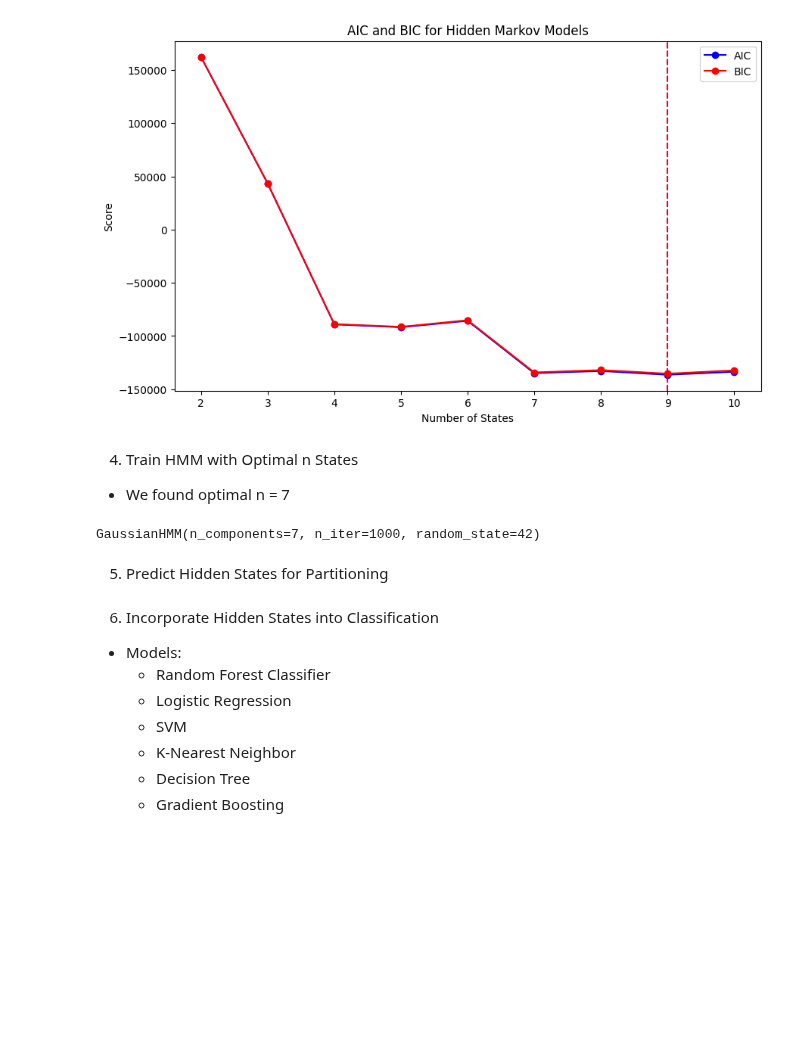
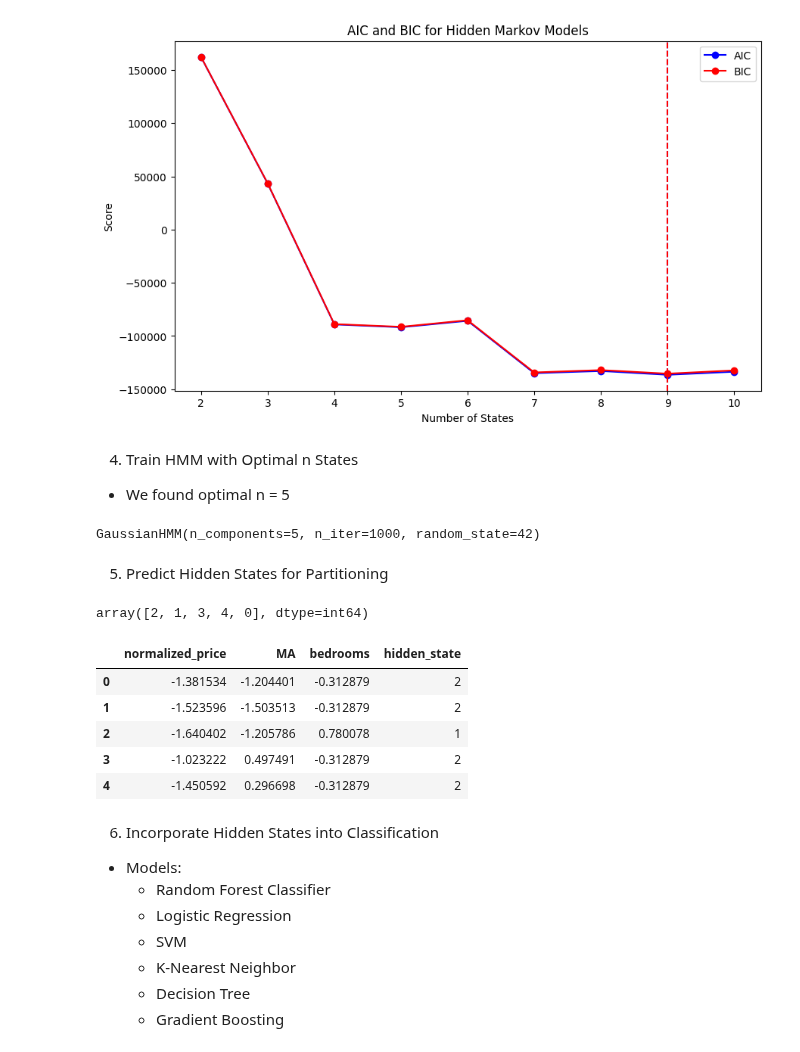
Before and after one commit to gracesosa/RealEstate_TrendClassification, a Jupyter notebook: Notebooks/DataPreprocessing_Modeling.ipynb, the cells around one changed output. Saved outputs shown, nothing was run; the diff lists cells and outputs as text; code cells hidden in the pictures; blank space fills up the shorter version.

```diff
--- a/Notebooks/DataPreprocessing_Modeling.ipynb
+++ b/Notebooks/DataPreprocessing_Modeling.ipynb
@@ -383,15 +382,14 @@ plt.show()
 # %% [markdown]
 4. Train HMM with Optimal n States
 
-- We found optimal n = 7
+- We found optimal n = 5
 # %%
 # Step 4: Train HMM on aggregated data
-optimal_n = 7
+optimal_n = 5
 hmm_model = GaussianHMM(n_components=optimal_n, n_iter=1000, random_state=42)  # 3 states: Decrease, Stable, Increase
-#hmm_model.fit(X_train_discretized)
 hmm_model.fit(X_train)
 # %% [output]
-GaussianHMM(n_components=7, n_iter=1000, random_state=42)
+GaussianHMM(n_components=5, n_iter=1000, random_state=42)
 # %% [markdown]
 5. Predict Hidden States for Partitioning
 # %%
@@ -407,6 +403,19 @@ X_train_df['hidden_state'] = hidden_states
 
 X_test_df = pd.DataFrame(X_test, columns=['normalized_price', 'MA', 'bedrooms'])
 X_test_df['hidden_state'] = hidden_states_test
+# %%
+X_train_df['hidden_state'].unique()
+# %% [output]
+array([2, 1, 3, 4, 0], dtype=int64)
+# %%
+X_train_df.head(5)
+# %% [output]
+|  | normalized_price | MA | bedrooms | hidden_state |
+| 0 | -1.381534 | -1.204401 | -0.312879 | 2 |
+| 1 | -1.523596 | -1.503513 | -0.312879 | 2 |
+| 2 | -1.640402 | -1.205786 | 0.780078 | 1 |
+| 3 | -1.023222 | 0.497491 | -0.312879 | 2 |
+| 4 | -1.450592 | 0.296698 | -0.312879 | 2 |
 # %% [markdown]
 6. Incorporate Hidden States into Classification
 - Models:
```
Also changed, not shown: parts of 14 cells of this notebook.
